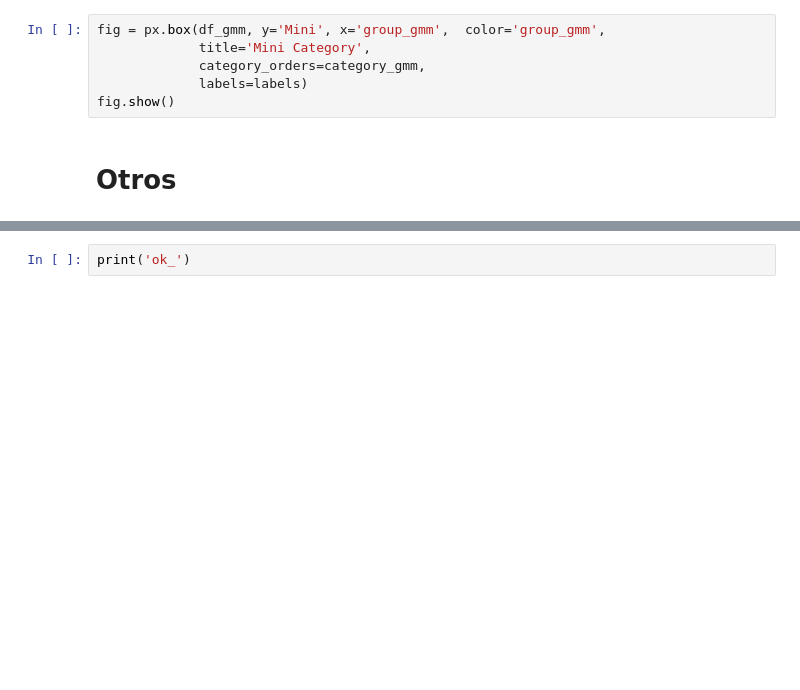
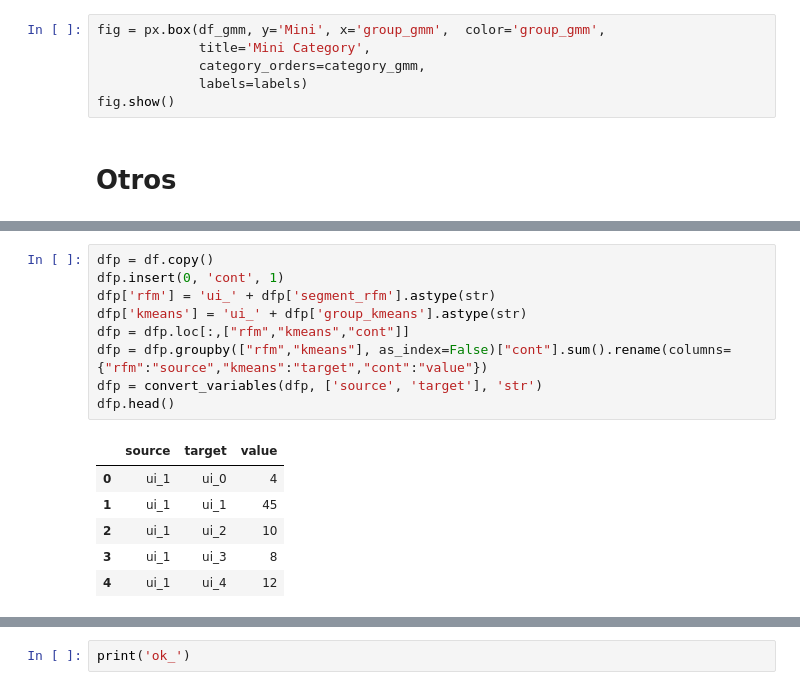
Before and after one commit to oecorrechag/Project-Australia, a Jupyter notebook: notebooks/4.0_graficos.ipynb, the cells around one changed output, grey strips where cells are left out. Cells and saved outputs as stored; diff of their text form; blank space fills up the shorter version.

```diff
--- a/notebooks/4.0_graficos.ipynb
+++ b/notebooks/4.0_graficos.ipynb
@@ -295,0 +310,16 @@ fig.show()
+# %%
+dfp = df.copy()
+dfp.insert(0, 'cont', 1)
+dfp['rfm'] = 'ui_' + dfp['segment_rfm'].astype(str)
+dfp['kmeans'] = 'ui_' + dfp['group_kmeans'].astype(str)
+dfp = dfp.loc[:,["rfm","kmeans","cont"]]
+dfp = dfp.groupby(["rfm","kmeans"], as_index=False)["cont"].sum().rename(columns={"rfm":"source","kmeans":"target","cont":"value"})
+dfp = convert_variables(dfp, ['source', 'target'], 'str')
+dfp.head()
+# %% [output]
+|  | source | target | value |
+| 0 | ui_1 | ui_0 | 4 |
+| 1 | ui_1 | ui_1 | 45 |
+| 2 | ui_1 | ui_2 | 10 |
+| 3 | ui_1 | ui_3 | 8 |
+| 4 | ui_1 | ui_4 | 12 |
```
Also changed, not shown: parts of 5 cells of this notebook.
